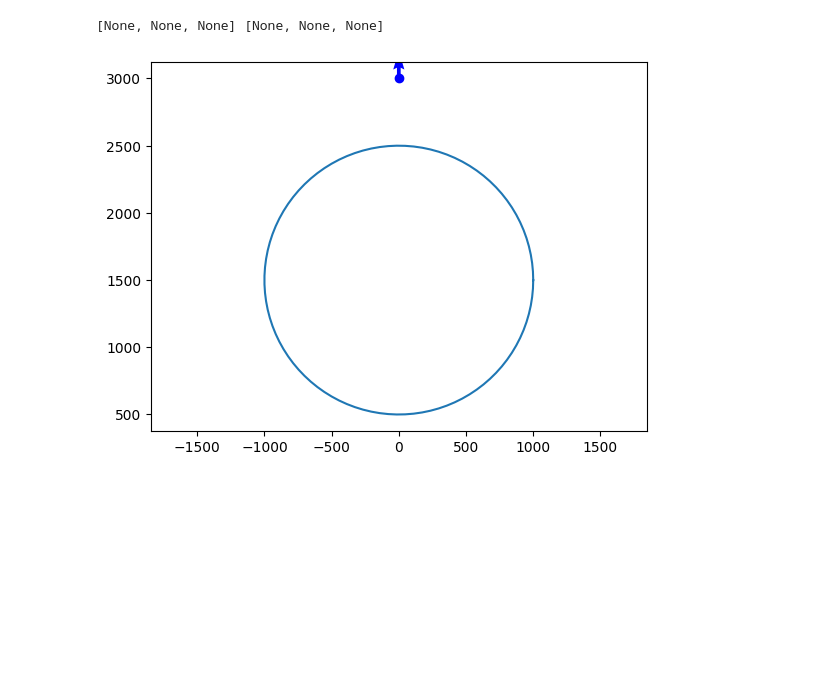
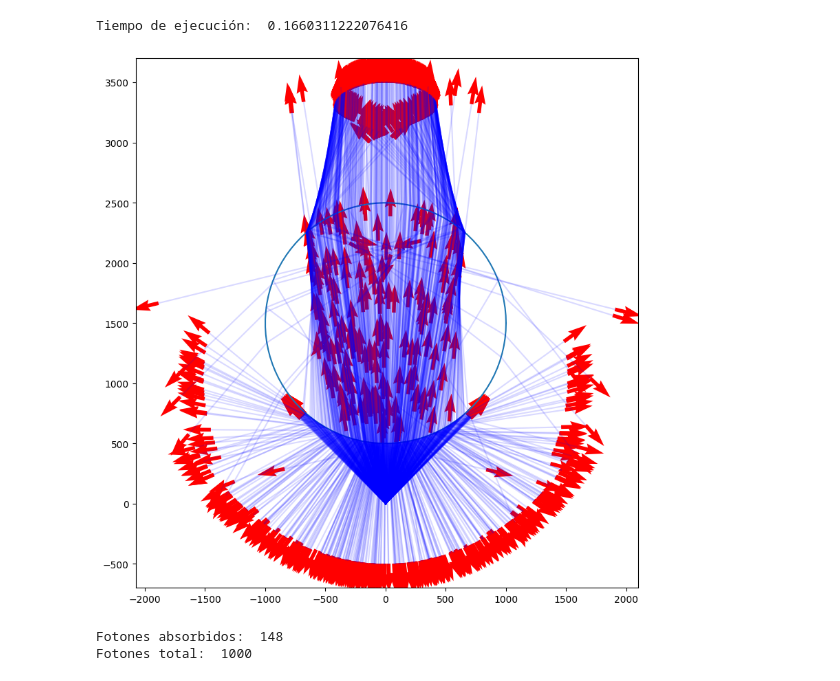
Before and after one commit to Olmichu22/Proyecto-DM-Master-Tecnologia-Fisica, a Jupyter notebook: final_test.ipynb, the cells around one changed output. Drawn from its saved outputs; the diff is of its cells as text; code cells hidden in the pictures; blank space fills up the shorter version.

```diff
--- a/final_test.ipynb
+++ b/final_test.ipynb
@@ -55,9 +54,6 @@ from entidades.estructura import Esfera, Entorno
 from entidades.fuente import FuenteMonocromatica
 from entidades.interfase import interactuar_interfase
 from entidades.SimulatedPhoton import SimulatedPhoton
-
-
-
 
 # Entorno
 entorno = Entorno()
@@ -77,22 +73,13 @@ ide = 1
 esfera1 = Esfera(1, centro, radio, material_int = materialComplejo_int, estructura_ext=entorno)
 
 # Fuente fotones
-fuente = FuenteMonocromatica(532, 0)
+fuente = FuenteMonocromatica(532, 0, dispersion_ang=GenerateRandomUniformAngle)
 
 d_arbitraria_ampliacion = radio
-# %%
-# foton_in = SimulatedPhoton(1, [0, 1000, 0], dire = [0, 1 ,0], estructura=esfera1)
-foton_out = SimulatedPhoton(1, [0, 3000, 0], dire = [0, 11 ,0])
-p_int, n = esfera1.interseccion(foton_out)
-print(p_int, n)
-dibujar_interseccion_esfera_foton(esfera1, foton_out)
-# %% [output]
-[None, None, None] [None, None, None]
-[figure, removed]
 # %%
 import time
 
-fotones = fuente.emitirN(500, 0, 500, std_ang=np.pi/6)
+fotones = fuente.emitirN(1000, 0, 0, std_ang=np.pi/4)
 # fotones_activos = []
 fotones_inactivos = []
 fotones_absorbidos = []
@@ -107,17 +94,26 @@ for f in fotones:
   # Esta lógica hay que cambiarla
   for estructura in estructuras:
     while True:
+      # print("\n")
+      # print(f)
       p_int, n = estructura.interseccion(f)
+      # print("Punto de intersección ", p_int)
       if p_int[0]==None:
+        # print("\n")
+        # print("Fotón no ha interactuado")
+        # print("Estado final ", f)
         f.actualizarPos(f.pos+f.dire*d_arbitraria_ampliacion)
         fotones_inactivos.append(f)
         break
 
       # Comprobamos si se absorbe antes de interaccionar con una interfase
       l_pos = np.linalg.norm(p_int-f.pos)
-      alfa = f.estructura.material.alfa(f.lamda)
+      alfa = f.estructura.material_int.alfa(f.lamda)
       absorbido, labs = probAbs(l_pos, alfa)
       if absorbido:
+        # print("\n")
+        # print("Fotón no absborbido")
+        # print("Estado final ", f)
         n_abs += 1
         f.actualizarPos(f.pos + f.dire*labs)
         fotones_inactivos.append(f)
@@ -126,34 +122,46 @@ for f in fotones:
 
       # Si no es absorbido, calculamos la interacción con la interfase
       try:
         if f.estructura != estructura:
           estructura_foton = estructura.estructura_ext
           estructura_transmitida = estructura
         else:
           estructura_foton = estructura
           estructura_transmitida = estructura.estructura_ext
 
-        n_foton = estructura_foton.material.indice_refraccion.calcular(f.lamda)
-        n_trans = estructura_transmitida.material.indice_refraccion.calcular(f.lamda)
-        new_dire, result = interactuar_interfase(n, f, n_foton=n_foton, nt = n_trans)
+        n_foton = estructura_foton.material_int.indice_refraccion.calcular(f.lamda)
+        n_trans = estructura_transmitida.material_int.indice_refraccion.calcular(f.lamda)
+        # print(f)
+        # print("N espacio foton ", n_foton)
+        # print("N espacio transmitido ", n_trans)
+        new_dire, result = interactuar_interfase(n, f, n_foton=n_foton, n_t = n_trans)
       except:
         raise Exception("Error")
 
       # Si se refleja cambiamos su posición y dirección
       if result == "reflect":
+        # print("Fotón reflejado en la interfase")
+        # print("Actualizando posición a ", p_int)
         f.actualizarPos(p_int)
         f.actualizarDire(new_dire)
         continue
 
       # Si se refracta cambiamos su posición, dirección y espacio en el que está
       if result == "refract":
+        # print("Fotón refractado en la interfase")
+        # print("Actualizando posición a ", p_int)
         f.actualizarPos(p_int)
         f.actualizarDire(new_dire)
         f.estructura = estructura_transmitida
         continue
 
 time_end = time.time()
 print("Tiempo de ejecución: ", time_end - time_start)
-draw_fotones_hist(fotones_inactivos, esfera)
+x, y = draw_fotones_hist(fotones_inactivos, esfera1)
 print("Fotones absorbidos: ", n_abs)
 print("Fotones total: ", len(fotones))
+# %% [output]
+Tiempo de ejecución:  0.1660311222076416
+[figure, added]
+Fotones absorbidos:  148
+Fotones total:  1000
```
Also changed, not shown: parts of 5 cells of this notebook, 2 other files.
